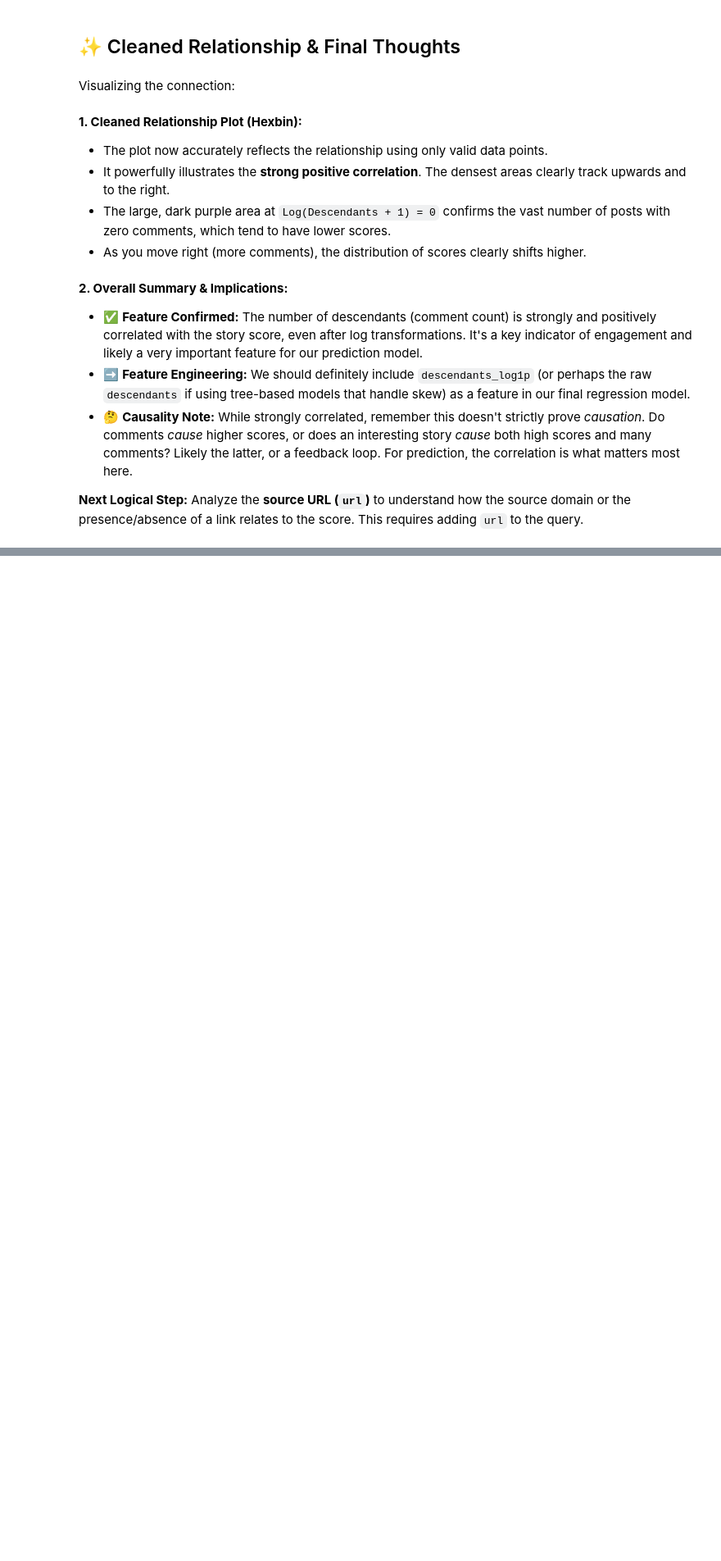
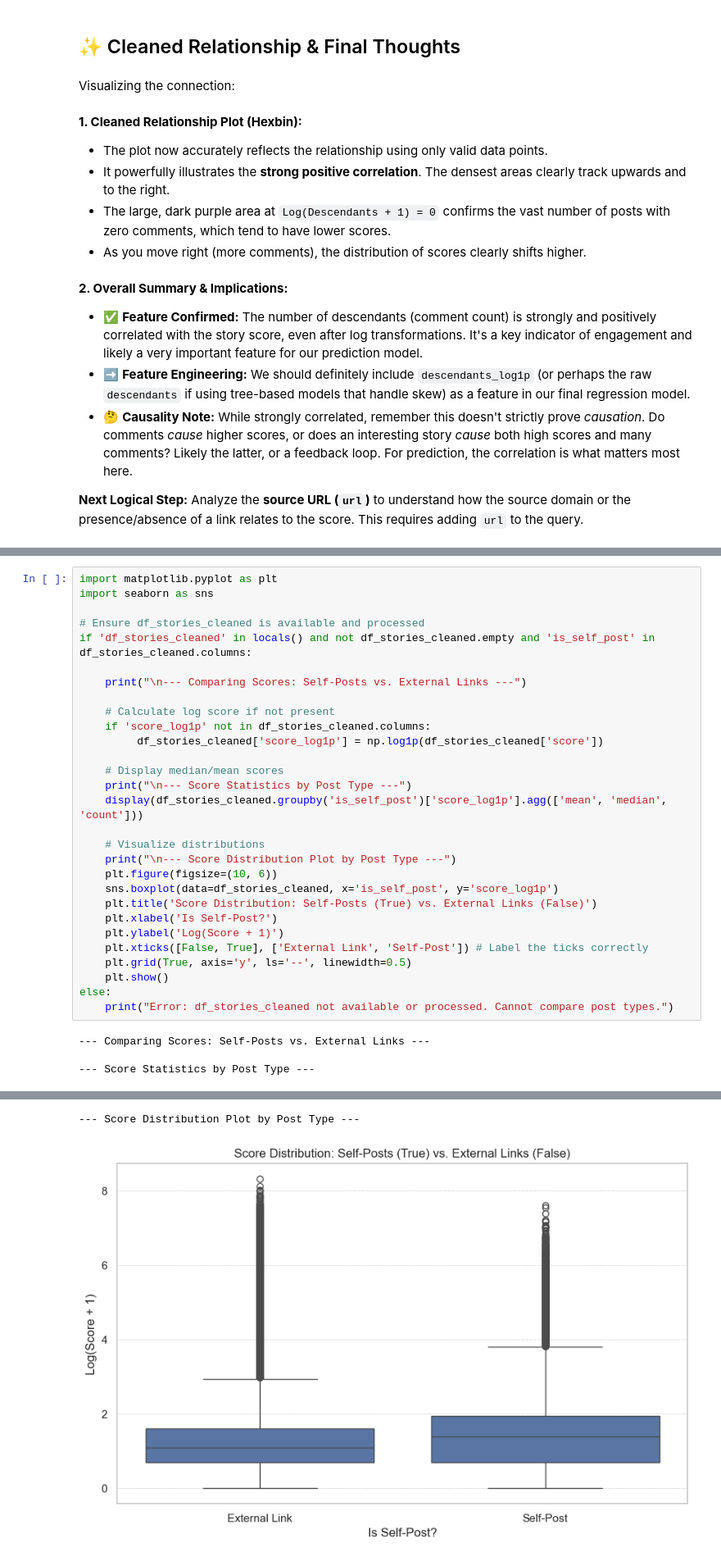
Before and after one commit to ocmoney/Dropout_Disco, a Jupyter notebook: notebooks/eda.ipynb, the cells around one changed output, grey strips where cells are left out. Shown at 82% size. Drawn from its saved outputs; the diff is of its cells as text; blank space fills up the shorter version.

```diff
--- a/notebooks/eda.ipynb
+++ b/notebooks/eda.ipynb
@@ -1259,0 +1525,33 @@ Visualizing the connection:
+# %%
+import matplotlib.pyplot as plt
+import seaborn as sns
+
+# Ensure df_stories_cleaned is available and processed
+if 'df_stories_cleaned' in locals() and not df_stories_cleaned.empty and 'is_self_post' in df_stories_cleaned.columns:
+
+    print("\n--- Comparing Scores: Self-Posts vs. External Links ---")
+
+    # Calculate log score if not present
+    if 'score_log1p' not in df_stories_cleaned.columns:
+         df_stories_cleaned['score_log1p'] = np.log1p(df_stories_cleaned['score'])
+
+    # Display median/mean scores
+    print("\n--- Score Statistics by Post Type ---")
+    display(df_stories_cleaned.groupby('is_self_post')['score_log1p'].agg(['mean', 'median', 'count']))
+
+    # Visualize distributions
+    print("\n--- Score Distribution Plot by Post Type ---")
+    plt.figure(figsize=(10, 6))
+    sns.boxplot(data=df_stories_cleaned, x='is_self_post', y='score_log1p')
+    plt.title('Score Distribution: Self-Posts (True) vs. External Links (False)')
+    plt.xlabel('Is Self-Post?')
+    plt.ylabel('Log(Score + 1)')
+    plt.xticks([False, True], ['External Link', 'Self-Post']) # Label the ticks correctly
+    plt.grid(True, axis='y', ls='--', linewidth=0.5)
+    plt.show()
+else:
+    print("Error: df_stories_cleaned not available or processed. Cannot compare post types.")
+# %% [output]
+--- Comparing Scores: Self-Posts vs. External Links ---
+
+--- Score Statistics by Post Type ---
@@ -1259,0 +1562,2 @@ Visualizing the connection:
+--- Score Distribution Plot by Post Type ---
+[figure, added]
```
Also changed, not shown: parts of 10 cells of this notebook.
